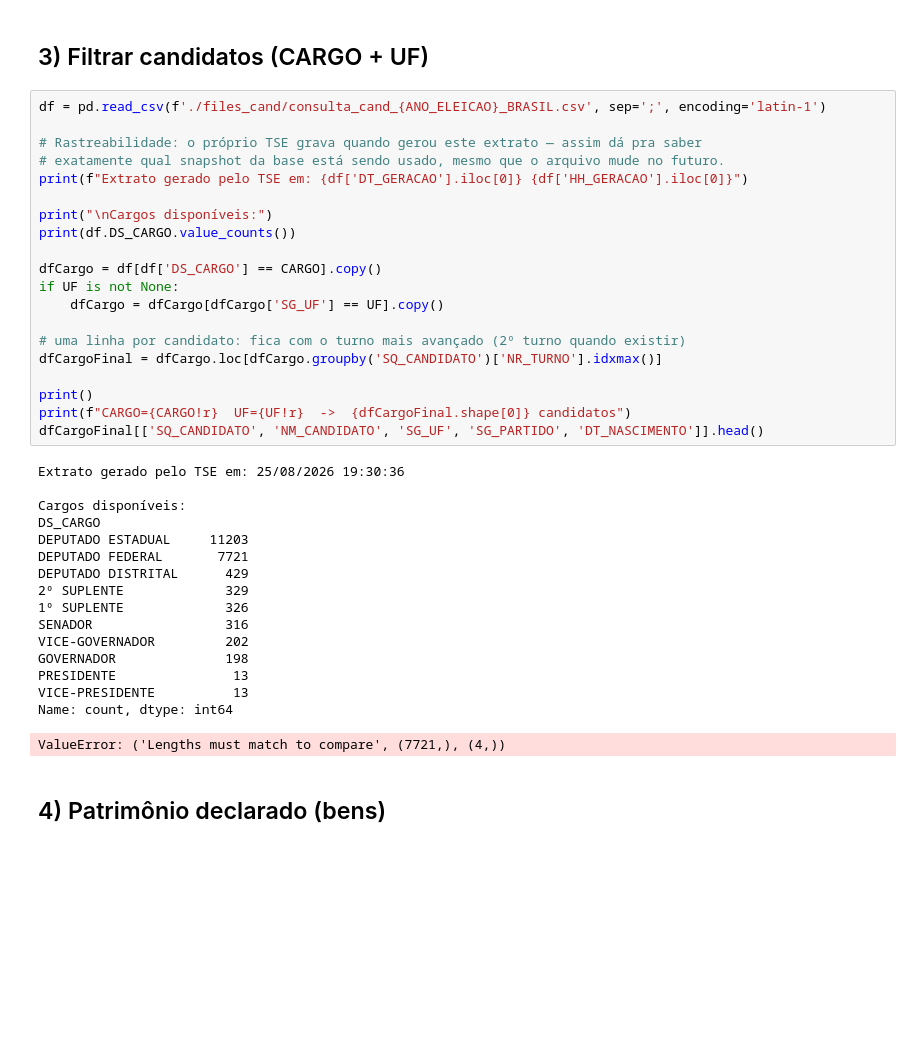
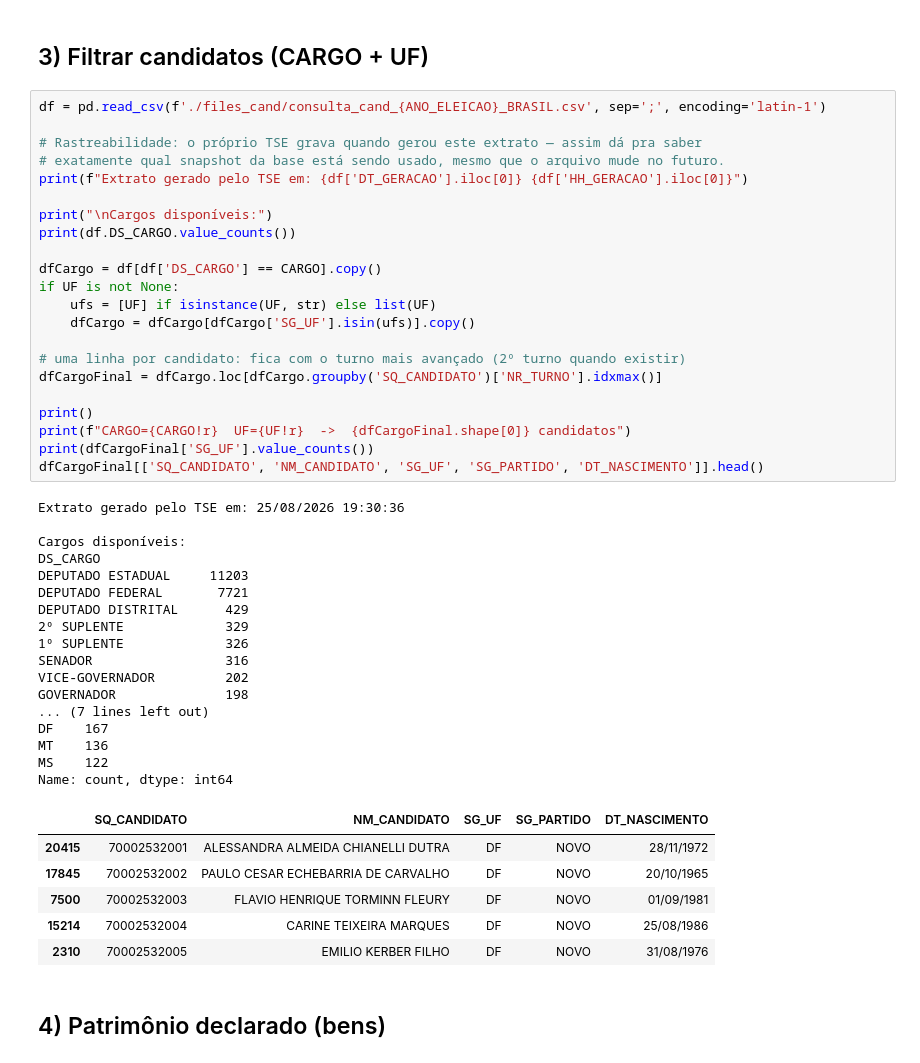
Before and after one commit to gplucchese/mineracao-dados-eleitorais-2026, a Jupyter notebook: 00_preparacao_dados.ipynb, the cells around one changed output. Cells and saved outputs as stored; diff of their text form; blank space fills up the shorter version.

```diff
--- a/00_preparacao_dados.ipynb
+++ b/00_preparacao_dados.ipynb
@@ -87,37 +87,46 @@ df = pd.read_csv(f'./files_cand/consulta_cand_{ANO_ELEICAO}_BRASIL.csv', sep=';'
 # Rastreabilidade: o próprio TSE grava quando gerou este extrato — assim dá pra saber
 # exatamente qual snapshot da base está sendo usado, mesmo que o arquivo mude no futuro.
 print(f"Extrato gerado pelo TSE em: {df['DT_GERACAO'].iloc[0]} {df['HH_GERACAO'].iloc[0]}")
 
 print("\nCargos disponíveis:")
 print(df.DS_CARGO.value_counts())
 
 dfCargo = df[df['DS_CARGO'] == CARGO].copy()
 if UF is not None:
-    dfCargo = dfCargo[dfCargo['SG_UF'] == UF].copy()
+    ufs = [UF] if isinstance(UF, str) else list(UF)
+    dfCargo = dfCargo[dfCargo['SG_UF'].isin(ufs)].copy()
 
 # uma linha por candidato: fica com o turno mais avançado (2º turno quando existir)
 dfCargoFinal = dfCargo.loc[dfCargo.groupby('SQ_CANDIDATO')['NR_TURNO'].idxmax()]
 
 print()
 print(f"CARGO={CARGO!r}  UF={UF!r}  ->  {dfCargoFinal.shape[0]} candidatos")
+print(dfCargoFinal['SG_UF'].value_counts())
 dfCargoFinal[['SQ_CANDIDATO', 'NM_CANDIDATO', 'SG_UF', 'SG_PARTIDO', 'DT_NASCIMENTO']].head()
 # %% [output]
 Extrato gerado pelo TSE em: 25/08/2026 19:30:36
 
 Cargos disponíveis:
 DS_CARGO
 DEPUTADO ESTADUAL     11203
 DEPUTADO FEDERAL       7721
 DEPUTADO DISTRITAL      429
 2º SUPLENTE             329
 1º SUPLENTE             326
 SENADOR                 316
 VICE-GOVERNADOR         202
 GOVERNADOR              198
-PRESIDENTE               13
-VICE-PRESIDENTE          13
+... (7 lines left out)
+DF    167
+MT    136
+MS    122
 Name: count, dtype: int64
-ValueError: ('Lengths must match to compare', (7721,), (4,))
+|  | SQ_CANDIDATO | NM_CANDIDATO | SG_UF | SG_PARTIDO | DT_NASCIMENTO |
+| 20415 | 70002532001 | ALESSANDRA ALMEIDA CHIANELLI DUTRA | DF | NOVO | 28/11/1972 |
+| 17845 | 70002532002 | PAULO CESAR ECHEBARRIA DE CARVALHO | DF | NOVO | 20/10/1965 |
+| 7500 | 70002532003 | FLAVIO HENRIQUE TORMINN FLEURY | DF | NOVO | 01/09/1981 |
+| 15214 | 70002532004 | CARINE TEIXEIRA MARQUES | DF | NOVO | 25/08/1986 |
+| 2310 | 70002532005 | EMILIO KERBER FILHO | DF | NOVO | 31/08/1976 |
 # %% [markdown]
 ## 4) Patrimônio declarado (bens)
 # %%
```
Also changed, not shown: parts of 3 cells of this notebook.
